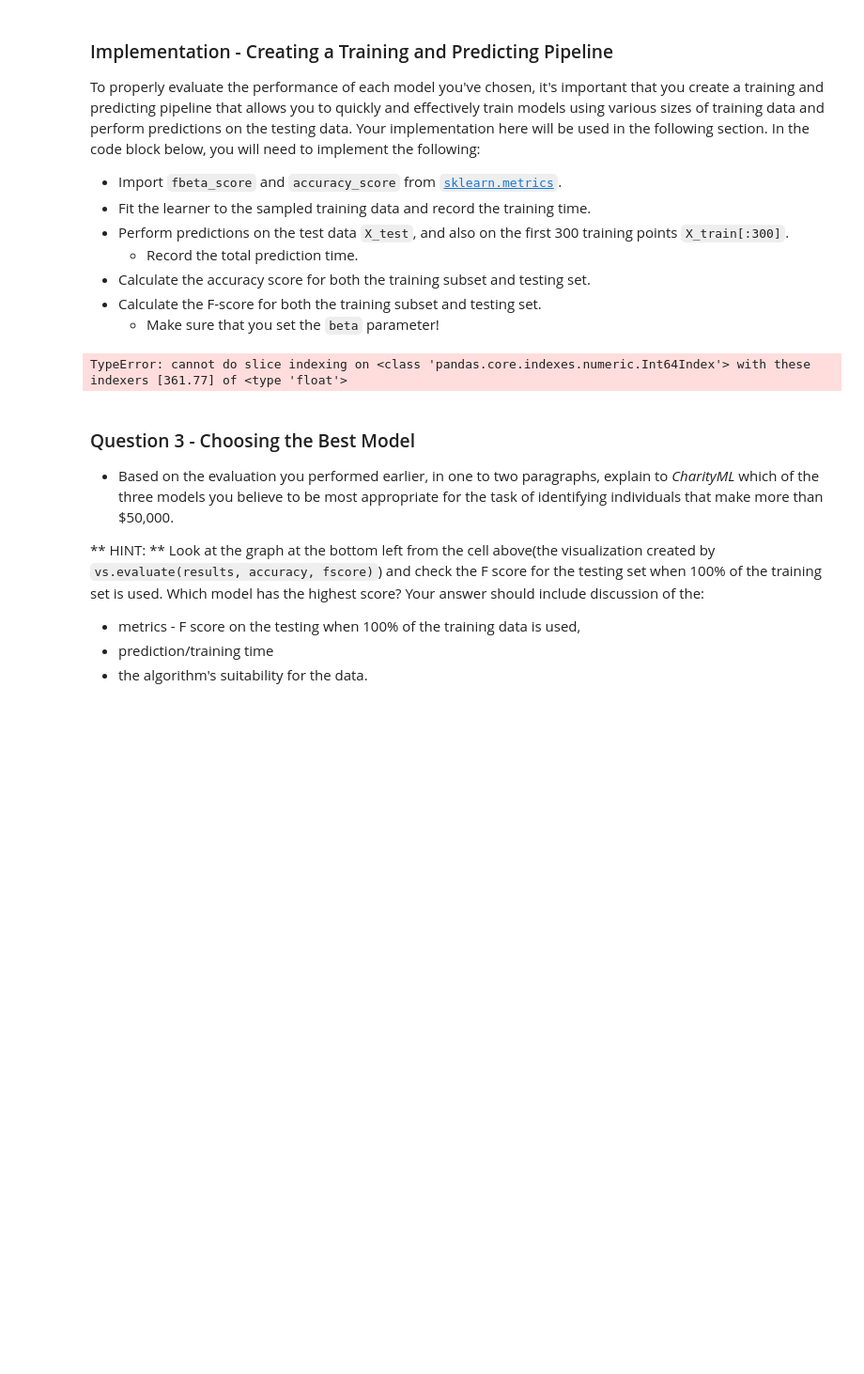
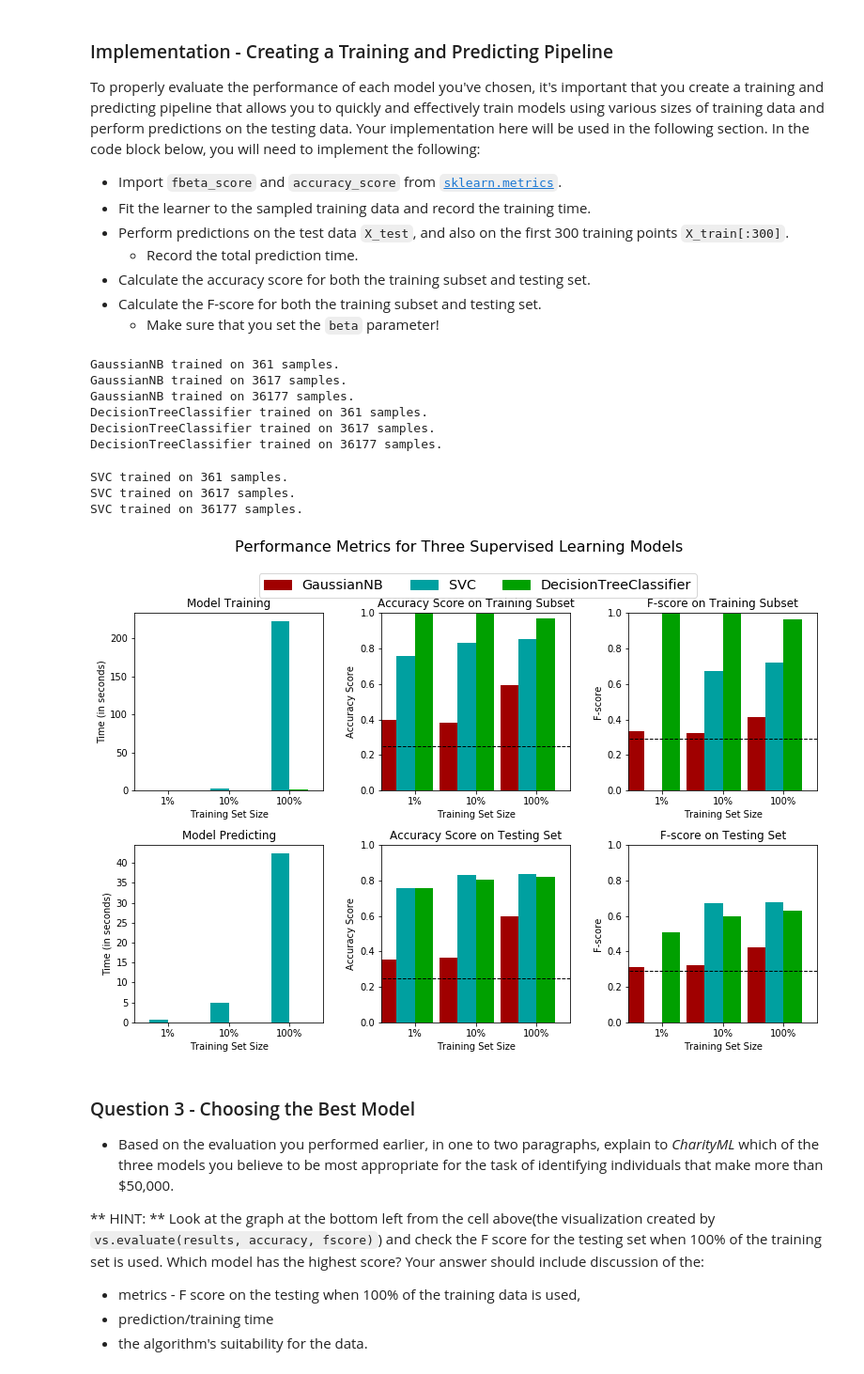
Before and after one commit to hngrg63/finding_donors, a Jupyter notebook: finding_donors.ipynb, the cells around one changed output. Shown at 94% size. Saved outputs shown, nothing was run; the diff lists cells and outputs as text; code cells hidden in the pictures; blank space fills up the shorter version.

```diff
--- a/finding_donors.ipynb
+++ b/finding_donors.ipynb
@@ -426,35 +426,44 @@ In the code cell, you will need to implement the following:
 # %%
 # TODO: Import the three supervised learning models from sklearn
 from sklearn.naive_bayes import GaussianNB
 from sklearn.tree import DecisionTreeClassifier
 from sklearn.svm import SVC
 
 # TODO: Initialize the three models
 clf_A = GaussianNB()
 clf_B = DecisionTreeClassifier(random_state = 42)
 clf_C = SVC(random_state = 42)
 
 # TODO: Calculate the number of samples for 1%, 10%, and 100% of the training data
 # HINT: samples_100 is the entire training set i.e. len(y_train)
 # HINT: samples_10 is 10% of samples_100
 # HINT: samples_1 is 1% of samples_100
 samples_100 = len(X_train)
-samples_10 = len(X_train)/10
-samples_1 = len(X_train)/100
+samples_10 = len(X_train)//10
+samples_1 = len(X_train)//100
 
 # Collect results on the learners
 results = {}
 for clf in [clf_A, clf_B, clf_C]:
     clf_name = clf.__class__.__name__
     results[clf_name] = {}
     for i, samples in enumerate([samples_1, samples_10, samples_100]):
         results[clf_name][i] = \
         train_predict(clf, samples, X_train, y_train, X_test, y_test)
 
 # Run metrics visualization for the three supervised learning models chosen
 vs.evaluate(results, accuracy, fscore)
 # %% [output]
-TypeError: cannot do slice indexing on <class 'pandas.core.indexes.numeric.Int64Index'> with these indexers [361.77] of <type 'float'>
+GaussianNB trained on 361 samples.
+GaussianNB trained on 3617 samples.
+GaussianNB trained on 36177 samples.
+DecisionTreeClassifier trained on 361 samples.
+DecisionTreeClassifier trained on 3617 samples.
+DecisionTreeClassifier trained on 36177 samples.
+SVC trained on 361 samples.
+SVC trained on 3617 samples.
+SVC trained on 36177 samples.
+[figure, added]
 # %%
 # ----
 ## Improving Results
```
Also changed, not shown: 1 other file.
